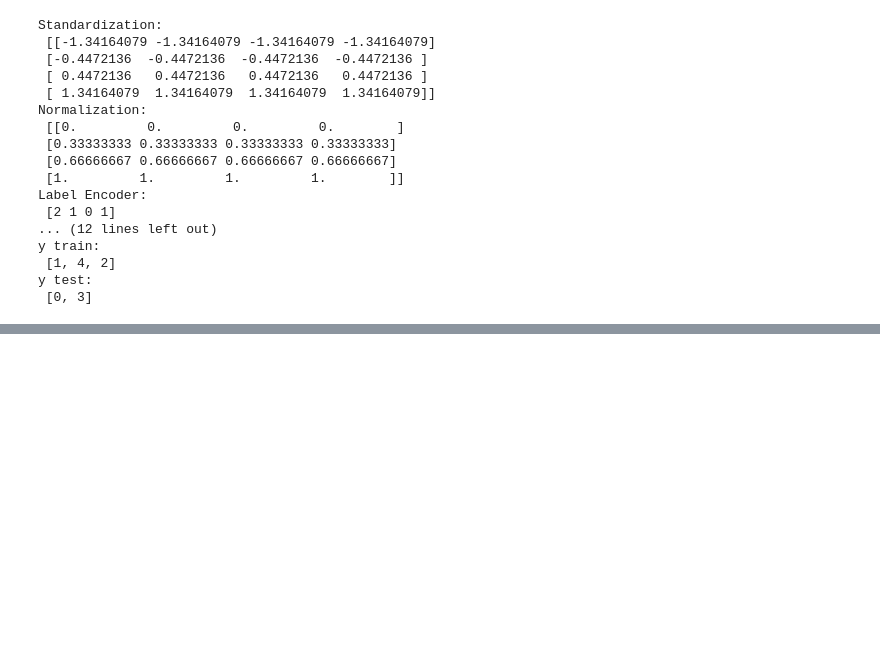
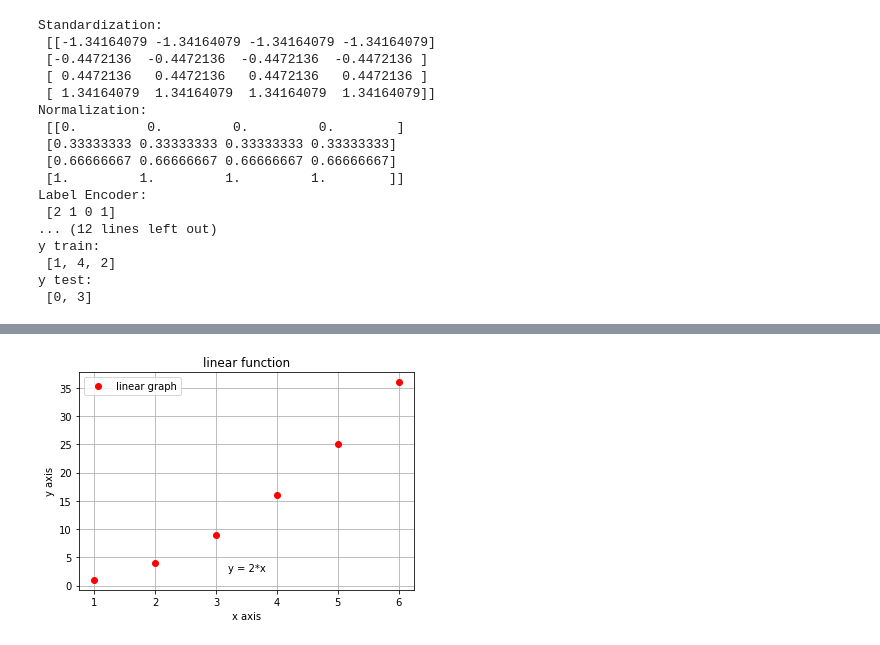
Before and after one commit to anooood/homework0, a Jupyter notebook: Homework0.ipynb, the cells around one changed output, grey strips where cells are left out. Cells and saved outputs as stored; diff of their text form; code cells hidden in the pictures; blank space fills up the shorter version.

```diff
--- a/Homework0.ipynb
+++ b/Homework0.ipynb
@@ -278,0 +293,13 @@ y test:
+# %%
+x2 = np.array([1,2,3,4,5,6])
+y2 = np.array([1,4,9,16,25,36])
+plt.plot(x2,y2,'ro')
+plt.title('linear function')
+plt.xlabel('x axis')
+plt.ylabel('y axis')
+plt.grid()
+plt.legend(["linear graph"])
+plt.text(3.2,2.5,'y = 2*x')
+plt.show()
+# %% [output]
+[figure, added]
```
Also changed, not shown: parts of 3 cells of this notebook.
